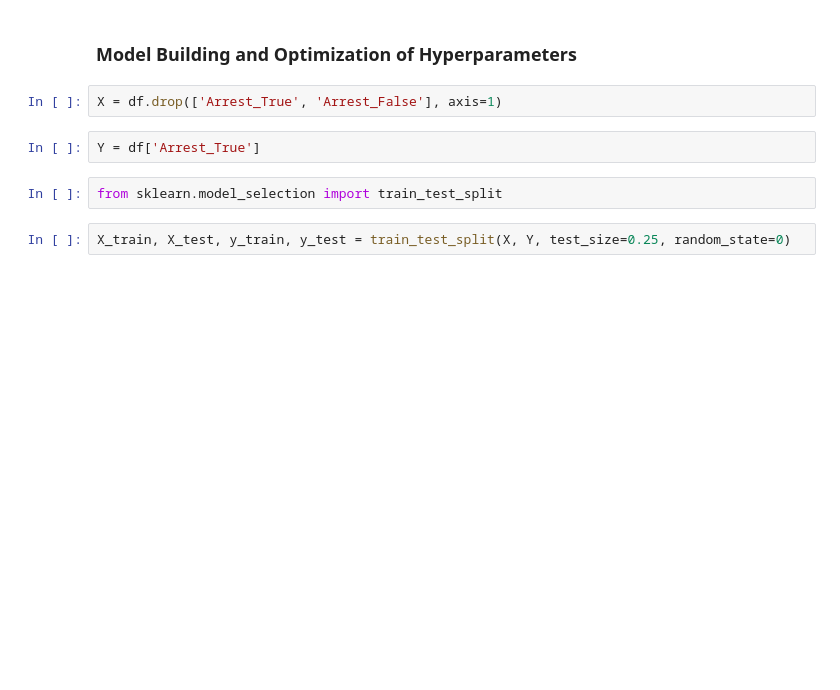
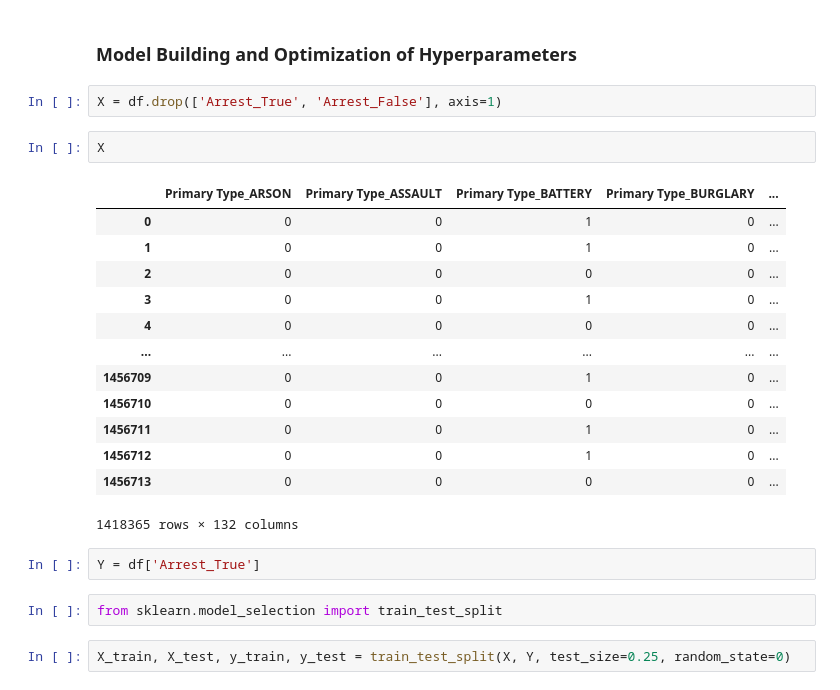
Before and after one commit to parthsujalshah/Arrest-Predictor, a Jupyter notebook: model_generate.ipynb, the cells around one changed output. Saved outputs shown, nothing was run; the diff lists cells and outputs as text; blank space fills up the shorter version.

```diff
--- a/model_generate.ipynb
+++ b/model_generate.ipynb
@@ -115,6 +132,22 @@ df
 ### Model Building and Optimization of Hyperparameters
 # %%
 X = df.drop(['Arrest_True', 'Arrest_False'], axis=1)
+# %%
+X
+# %% [output]
+|  | Primary Type_ARSON | Primary Type_ASSAULT | Primary Type_BATTERY | Primary Type_BURGLARY | ... |
+| 0 | 0 | 0 | 1 | 0 | ... |
+| 1 | 0 | 0 | 1 | 0 | ... |
+| 2 | 0 | 0 | 0 | 0 | ... |
+| 3 | 0 | 0 | 1 | 0 | ... |
+| 4 | 0 | 0 | 0 | 0 | ... |
+| ... | ... | ... | ... | ... | ... |
+| 1456709 | 0 | 0 | 1 | 0 | ... |
+| 1456710 | 0 | 0 | 0 | 0 | ... |
+| 1456711 | 0 | 0 | 1 | 0 | ... |
+| 1456712 | 0 | 0 | 1 | 0 | ... |
+| 1456713 | 0 | 0 | 0 | 0 | ... |
+1418365 rows × 132 columns
 # %%
 Y = df['Arrest_True']
 # %%
```
Also changed, not shown: parts of 17 cells of this notebook, 3 other files.
